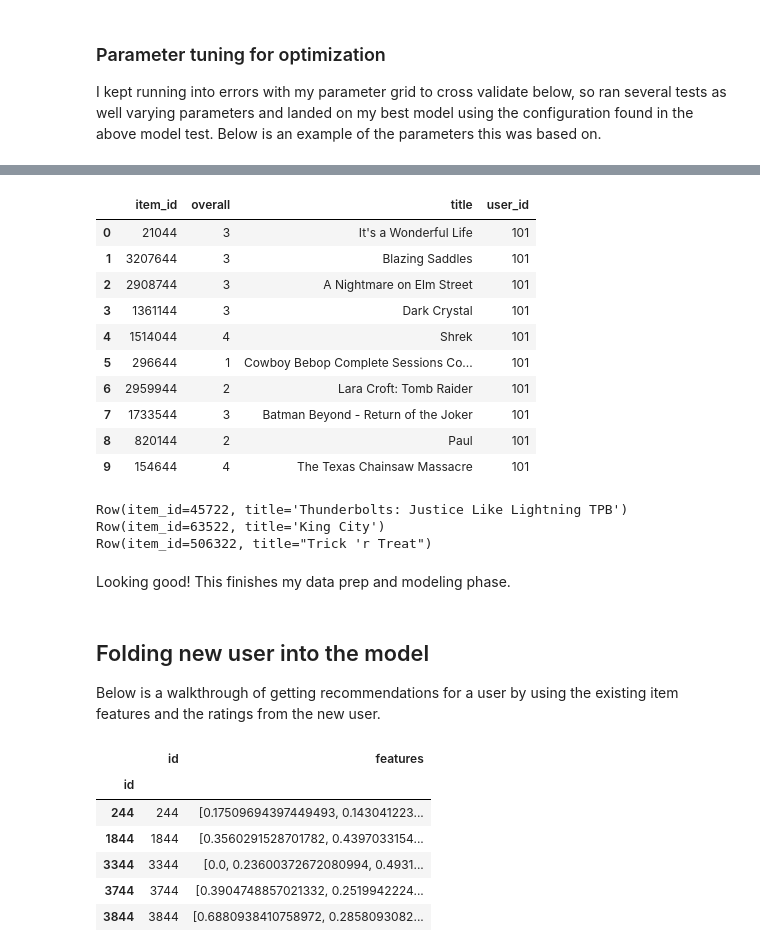
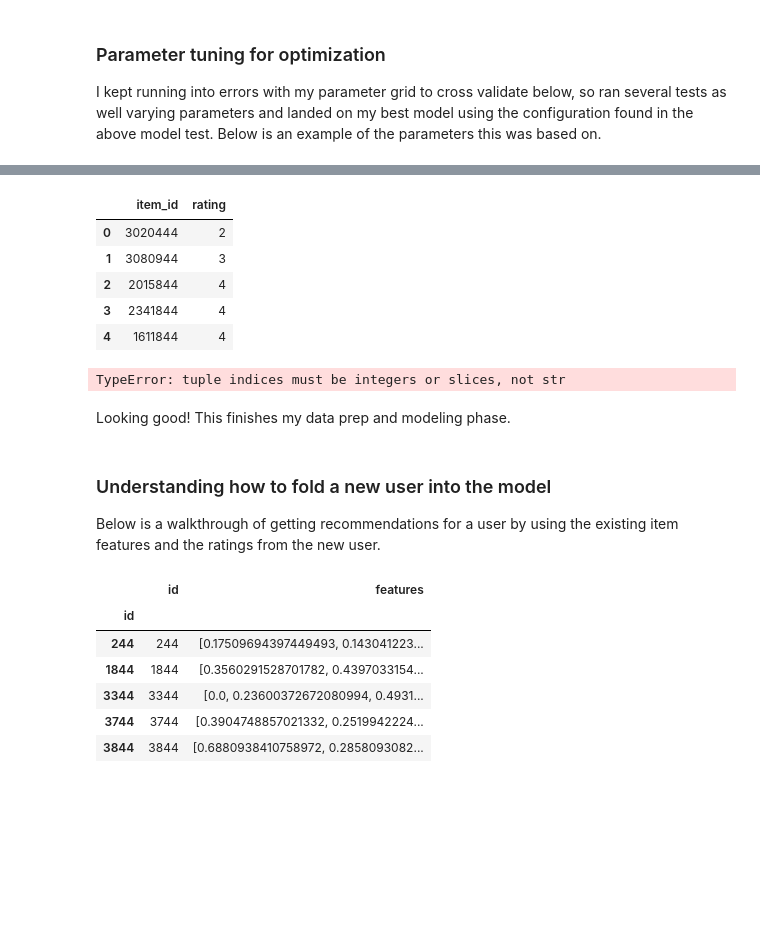
Before and after one commit to jnawjux/intocomics, a Jupyter notebook: data_prep_and_modeling.ipynb, the cells around one changed output, grey strips where cells are left out. Saved outputs shown, nothing was run; the diff lists cells and outputs as text; code cells hidden in the pictures; blank space fills up the shorter version.

```diff
--- a/data_prep_and_modeling.ipynb
+++ b/data_prep_and_modeling.ipynb
@@ -340,22 +360,11 @@ These functions will be used as the basis for creating a functional web applicat
 # %%
 user_test = get_user_reviews_testing()
 # %%
-user_test
+user_test.head()
 # %% [output]
-|  | item_id | overall | title | user_id |
-| 0 | 21044 | 3 | It's a Wonderful Life | 101 |
-| 1 | 3207644 | 3 | Blazing Saddles | 101 |
-| 2 | 2908744 | 3 | A Nightmare on Elm Street | 101 |
-| 3 | 1361144 | 3 | Dark Crystal | 101 |
-| 4 | 1514044 | 4 | Shrek | 101 |
-| 5 | 296644 | 1 | Cowboy Bebop Complete Sessions Co... | 101 |
-| 6 | 2959944 | 2 | Lara Croft: Tomb Raider | 101 |
-| 7 | 1733544 | 3 | Batman Beyond - Return of the Joker | 101 |
-| 8 | 820144 | 2 | Paul | 101 |
-| 9 | 154644 | 4 | The Texas Chainsaw Massacre | 101 |
+|  | item_id | rating |
+| 0 | 3020444 | 2 |
+| 1 | 3080944 | 3 |
+| 2 | 2015844 | 4 |
+| 3 | 2341844 | 4 |
+| 4 | 1611844 | 4 |
-# %%
-get_recommendations_testing(user_test)
-# %% [output]
-Row(item_id=45722, title='Thunderbolts: Justice Like Lightning TPB')
-Row(item_id=63522, title='King City')
-Row(item_id=506322, title="Trick 'r Treat")
@@ -362,7 +373,12 @@ Row(item_id=506322, title="Trick 'r Treat")
+# %%
+for r in recs.iteritems():
+    print(r['item_id'])
+# %% [output]
+TypeError: tuple indices must be integers or slices, not str
 # %% [markdown]
 Looking good! This finishes my data prep and modeling phase.
 # %% [markdown]
-## Folding new user into the model
+### Understanding how to fold a new user into the model
 Below is a walkthrough of getting recommendations for a user by using the existing item features and the ratings from the new user.
 # %%
 # Getting item features from the model and setting the index to the item_id
```
Also changed, not shown: parts of 9 cells of this notebook, 7 other files.
